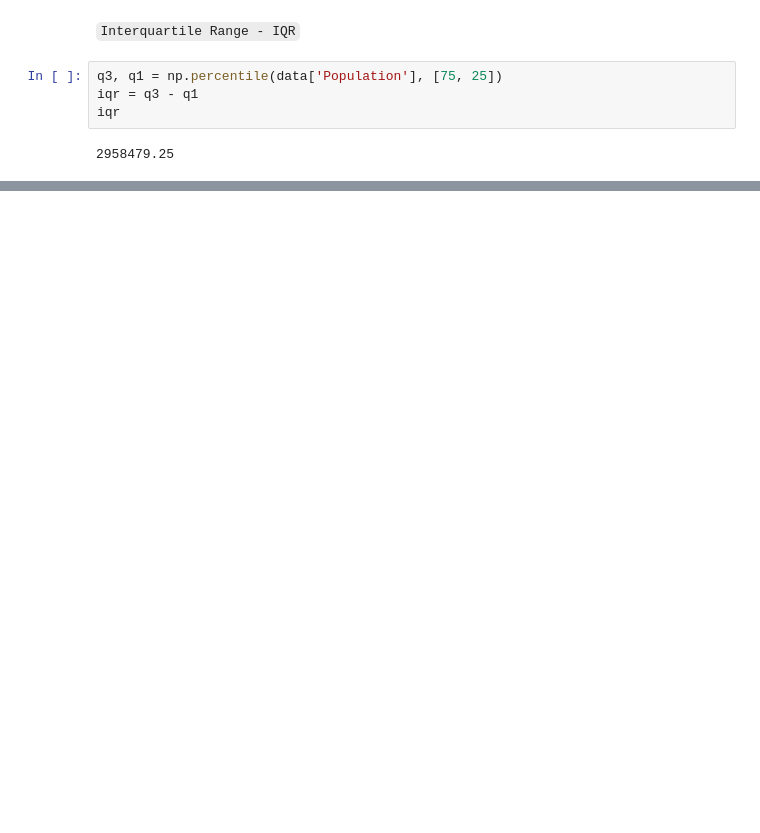
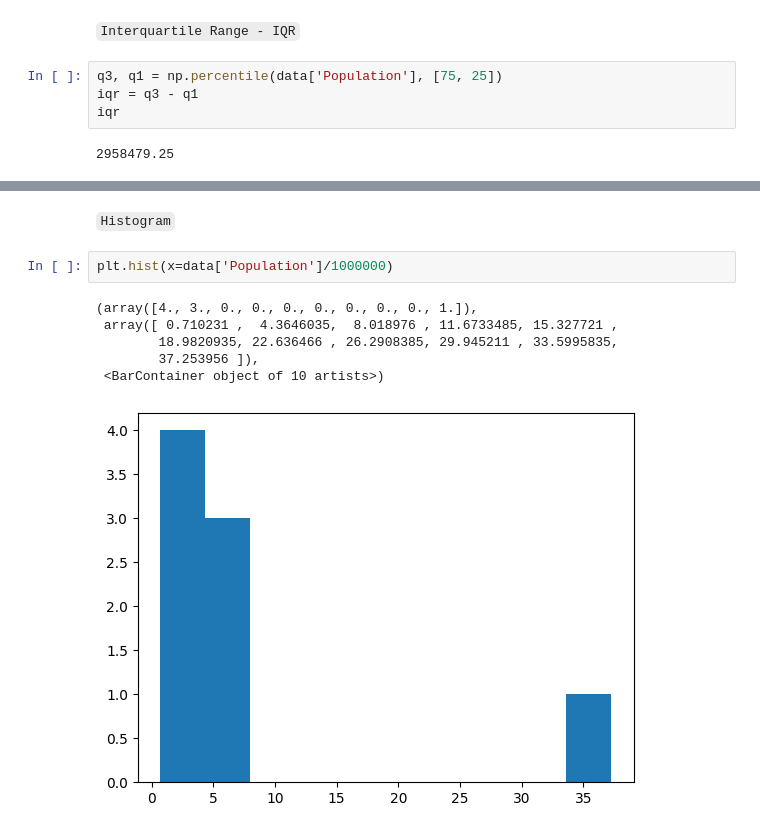
Before and after one commit to thisispawann/Practical-Statistics, a Jupyter notebook: 1.Exploratory Data Analysis/eda.ipynb, the cells around one changed output, grey strips where cells are left out. Drawn from its saved outputs; the diff is of its cells as text; blank space fills up the shorter version.

```diff
--- a/1.Exploratory Data Analysis/eda.ipynb
+++ b/1.Exploratory Data Analysis/eda.ipynb
@@ -112,0 +202,11 @@ iqr
+# %% [markdown]
+<code>Histogram</code>
+# %%
+plt.hist(x=data['Population']/1000000)
+# %% [output]
+(array([4., 3., 0., 0., 0., 0., 0., 0., 0., 1.]),
+ array([ 0.710231 ,  4.3646035,  8.018976 , 11.6733485, 15.327721 ,
+        18.9820935, 22.636466 , 26.2908385, 29.945211 , 33.5995835,
+        37.253956 ]),
+ <BarContainer object of 10 artists>)
+[figure, added]
```
Also changed, not shown: parts of 34 cells of this notebook.
